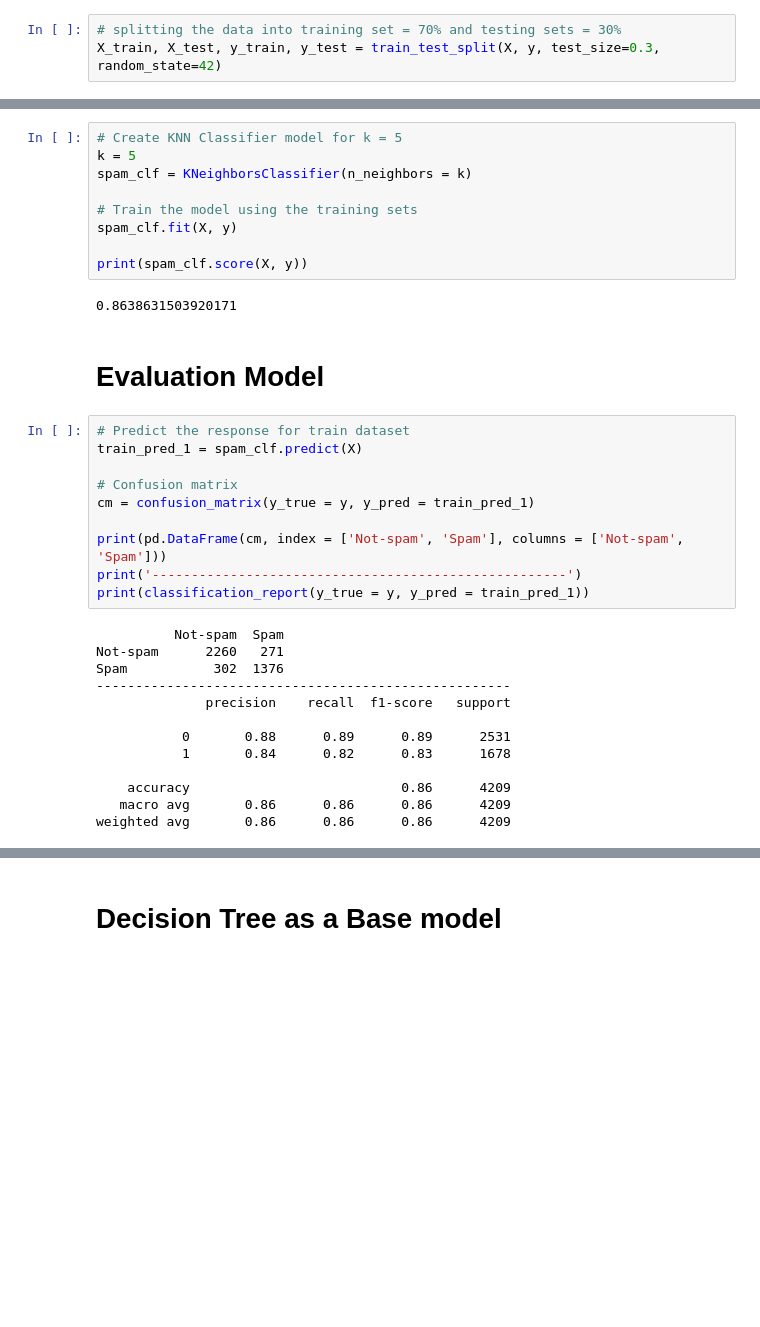
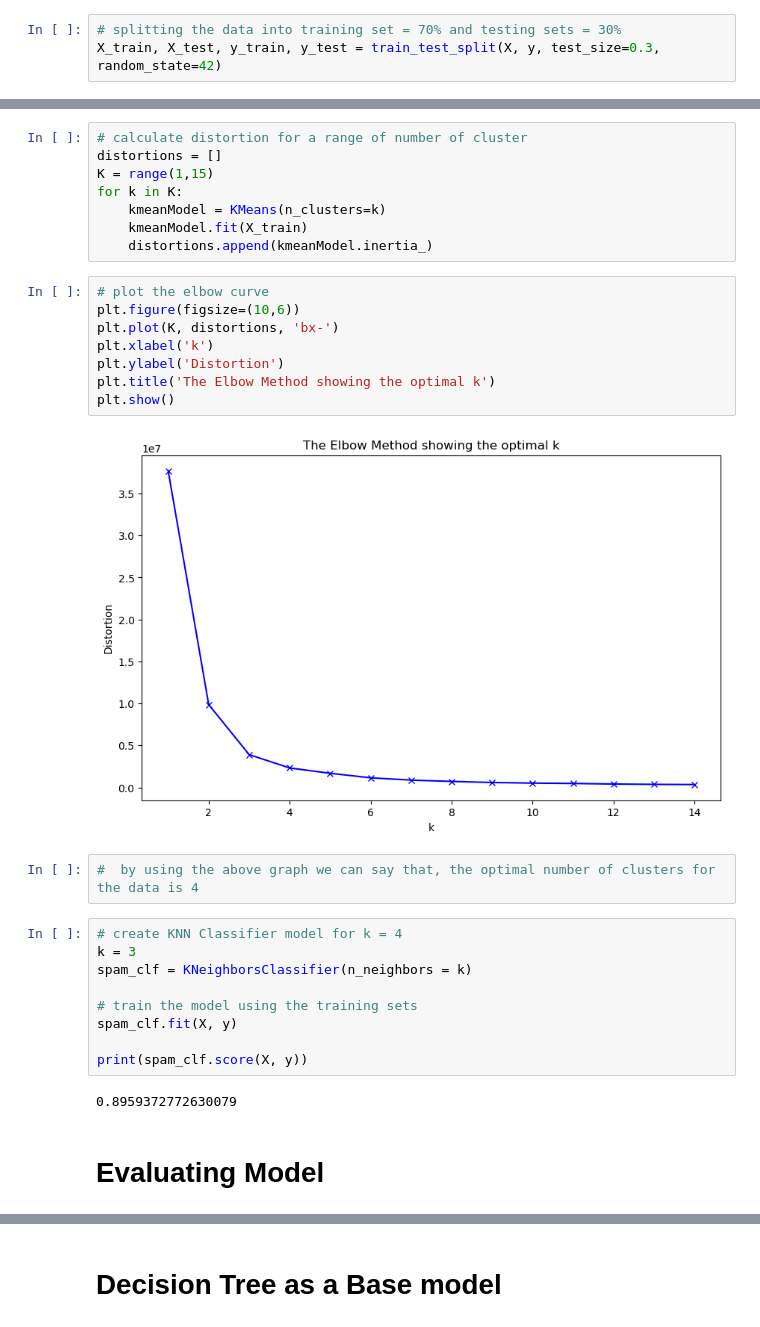
Before and after one commit to jathusharini/CM2604_CourseWork, a Jupyter notebook: Machine Learning_CW.ipynb, the cells around one changed output, grey strips where cells are left out. Drawn from its saved outputs; the diff is of its cells as text; blank space fills up the shorter version.

```diff
--- a/Machine Learning_CW.ipynb
+++ b/Machine Learning_CW.ipynb
@@ -176,36 +178,33 @@ X_train, X_test, y_train, y_test = train_test_split(X, y, test_size=0.3, random_
+# %%
+# calculate distortion for a range of number of cluster
+distortions = []
+K = range(1,15)
+for k in K:
+    kmeanModel = KMeans(n_clusters=k)
+    kmeanModel.fit(X_train)
+    distortions.append(kmeanModel.inertia_)
+# %%
+# plot the elbow curve
+plt.figure(figsize=(10,6))
+plt.plot(K, distortions, 'bx-')
+plt.xlabel('k')
+plt.ylabel('Distortion')
+plt.title('The Elbow Method showing the optimal k')
+plt.show()
+# %% [output]
+[figure, added]
+# %%
+#  by using the above graph we can say that, the optimal number of clusters for the data is 4
 # %%
-# Create KNN Classifier model for k = 5
-k = 5
+# create KNN Classifier model for k = 4
+k = 3
 spam_clf = KNeighborsClassifier(n_neighbors = k)
 
-# Train the model using the training sets
+# train the model using the training sets
 spam_clf.fit(X, y)
 
 print(spam_clf.score(X, y))
 # %% [output]
-0.8638631503920171
+0.8959372772630079
 # %% [markdown]
-# Evaluation Model
+# Evaluating Model
-# %%
-# Predict the response for train dataset
-train_pred_1 = spam_clf.predict(X)
-
-# Confusion matrix
-cm = confusion_matrix(y_true = y, y_pred = train_pred_1)
-
-print(pd.DataFrame(cm, index = ['Not-spam', 'Spam'], columns = ['Not-spam', 'Spam']))
-print('-----------------------------------------------------')
-print(classification_report(y_true = y, y_pred = train_pred_1))
-# %% [output]
-          Not-spam  Spam
-Not-spam      2260   271
-Spam           302  1376
------------------------------------------------------
-              precision    recall  f1-score   support
-
-           0       0.88      0.89      0.89      2531
-           1       0.84      0.82      0.83      1678
-
-    accuracy                           0.86      4209
-   macro avg       0.86      0.86      0.86      4209
-weighted avg       0.86      0.86      0.86      4209
```
Also changed, not shown: parts of 15 cells of this notebook.
